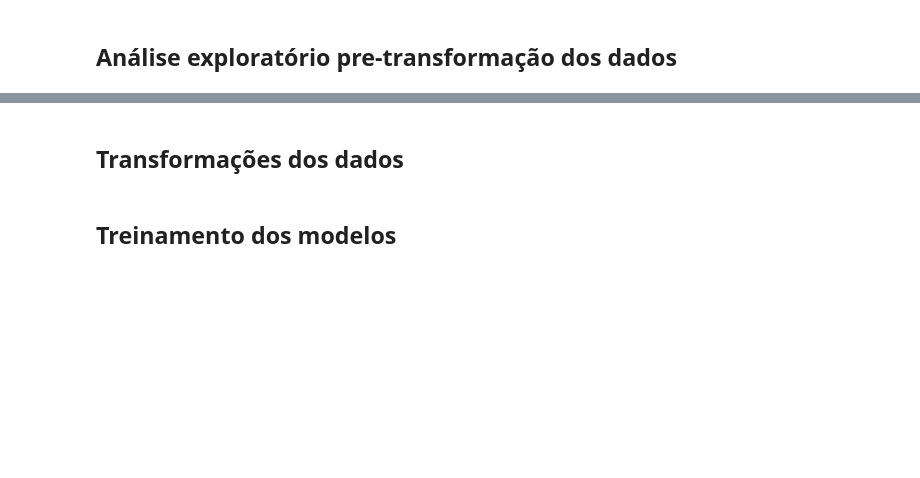
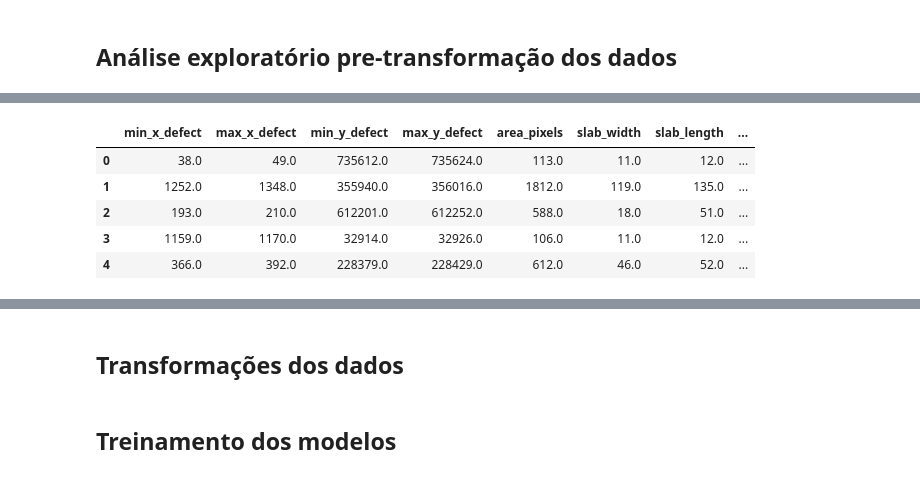
Before and after one commit to beamaia/steel-plates-arcelor, a Jupyter notebook: notebooks/desafio_beatriz_maia.ipynb, the cells around one changed output, grey strips where cells are left out. Cells and saved outputs as stored; diff of their text form; code cells hidden in the pictures; blank space fills up the shorter version.

```diff
--- a/notebooks/desafio_beatriz_maia.ipynb
+++ b/notebooks/desafio_beatriz_maia.ipynb
@@ -76,0 +150,9 @@ FileNotFoundError: ignored
+# %%
+raw_df.head(5)
+# %% [output]
+|  | min_x_defect | max_x_defect | min_y_defect | max_y_defect | area_pixels | slab_width | slab_length | ... |
+| 0 | 38.0 | 49.0 | 735612.0 | 735624.0 | 113.0 | 11.0 | 12.0 | ... |
+| 1 | 1252.0 | 1348.0 | 355940.0 | 356016.0 | 1812.0 | 119.0 | 135.0 | ... |
+| 2 | 193.0 | 210.0 | 612201.0 | 612252.0 | 588.0 | 18.0 | 51.0 | ... |
+| 3 | 1159.0 | 1170.0 | 32914.0 | 32926.0 | 106.0 | 11.0 | 12.0 | ... |
+| 4 | 366.0 | 392.0 | 228379.0 | 228429.0 | 612.0 | 46.0 | 52.0 | ... |
```
Also changed, not shown: parts of 29 cells of this notebook.
